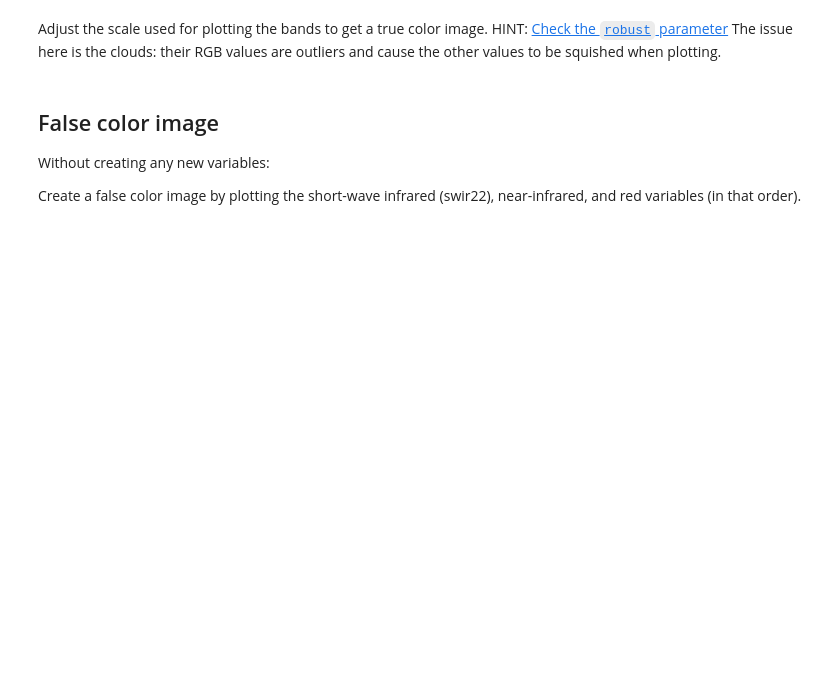
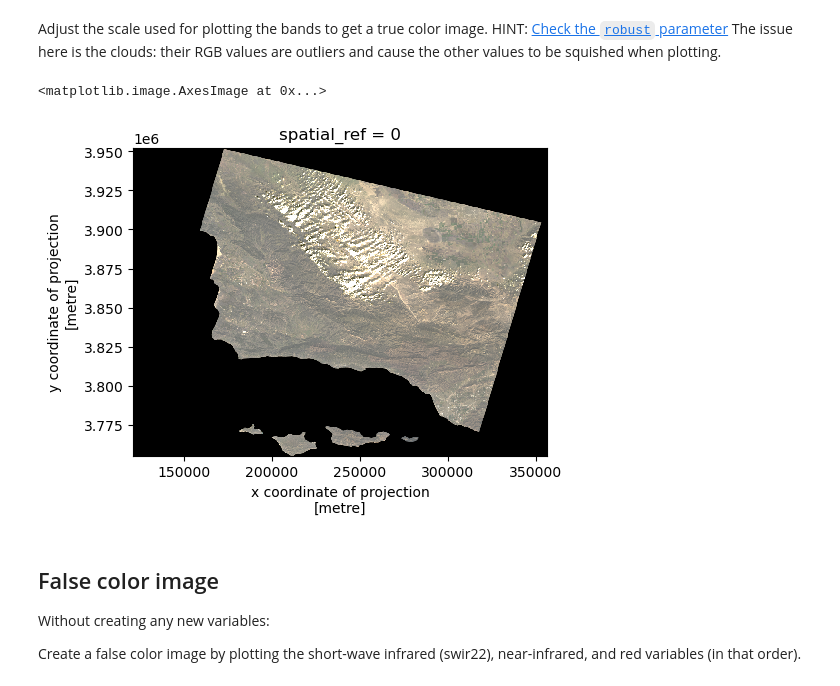
Before and after one commit to annieradams/eds220-hwk4, a Jupyter notebook: hwk4-task2-false-color.ipynb, the cells around one changed output. Drawn from its saved outputs; the diff is of its cells as text; code cells hidden in the pictures; blank space fills up the shorter version.

```diff
--- a/hwk4-task2-false-color.ipynb
+++ b/hwk4-task2-false-color.ipynb
@@ -112,7 +232,11 @@ Adjust the scale used for plotting the bands to get a true color image.
 HINT: [Check the `robust` parameter](https://matplotlib.org/stable/api/_as_gen/matplotlib.pyplot.imshow.html)
 The issue here is the clouds: their RGB values are outliers and cause the other values to be squished when plotting.
 # %%
-# your code here
+#select red green and blue variables, make an array and plot with robust = True
+landsat_2d[['red', 'green', 'blue']].to_array().plot.imshow(size = 4, robust = True)
+# %% [output]
+<matplotlib.image.AxesImage at 0x...>
+[figure, added]
 # %% [markdown]
 ## False color image
 Without creating any new variables:
```
Also changed, not shown: parts of 17 cells of this notebook, 1 other file.
